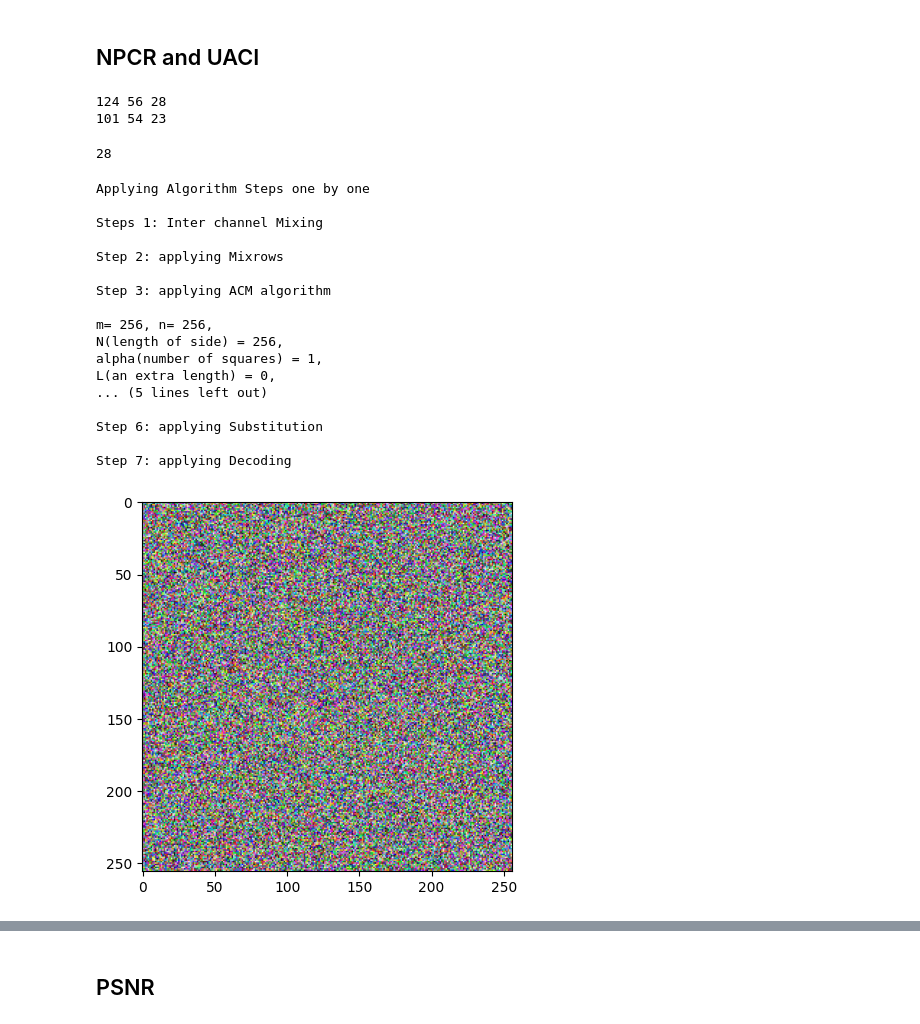
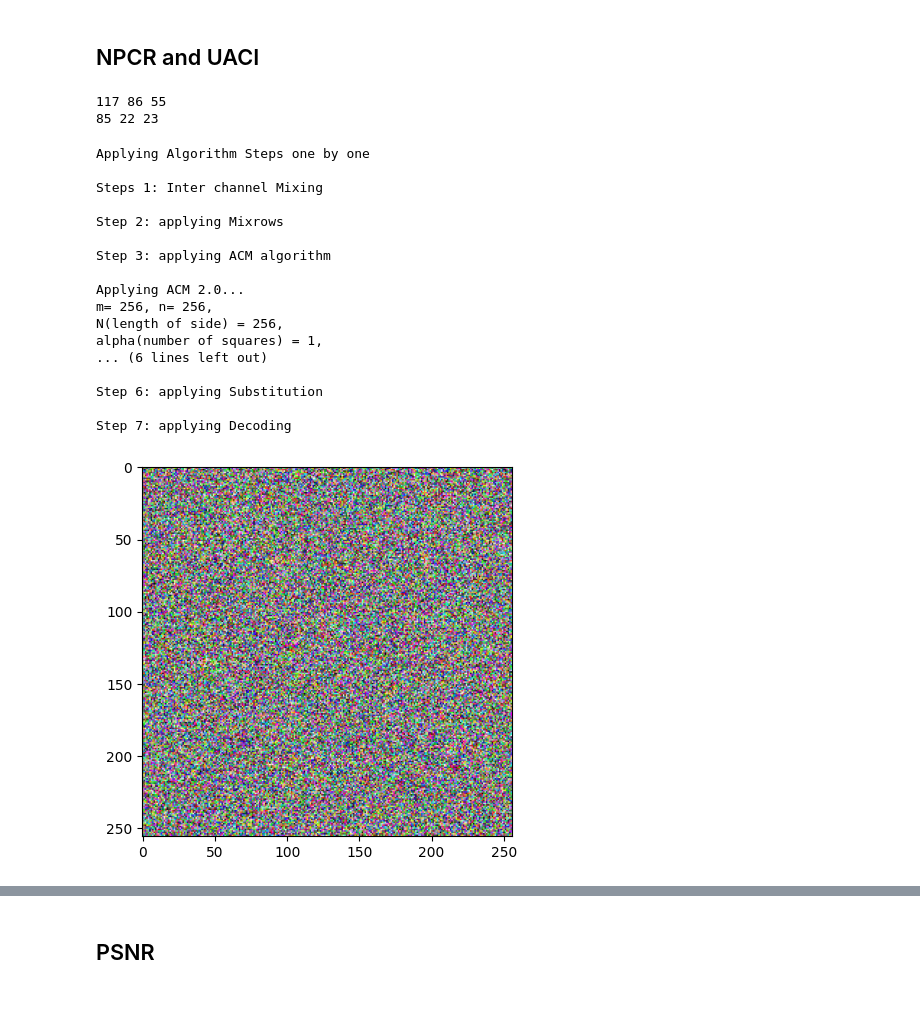
Before and after one commit to mohdzain98/dna-based-color-images-cryptosystem, a Jupyter notebook: cryptosystem.ipynb, the cells around one changed output, grey strips where cells are left out. Saved outputs shown, nothing was run; the diff lists cells and outputs as text; code cells hidden in the pictures.

```diff
--- a/cryptosystem.ipynb
+++ b/cryptosystem.ipynb
@@ -95,21 +130,30 @@ smb = e.SpiralMixing(acmB)
 # %% [markdown]
 ### 4. Encoding
 # %%
+start_time = time.time()
 ecdR = e.Encoding(smr,rm1)
 ecdG = e.Encoding(smg,rm1)
 ecdB = e.Encoding(smb,rm1)
+end_time = time.time()
+time_records.append(round(end_time - start_time, 2))
 # %% [markdown]
 ### 5. Substitution
 # %%
+start_time = time.time()
 subR = e.Substitution(ecdR,dsm,rm3)
 subG = e.Substitution(ecdG,dsm,rm3)
 subB = e.Substitution(ecdB,dsm,rm3)
+end_time = time.time()
+time_records.append(round(end_time - start_time, 2))
 # %% [markdown]
 ### 6. Decoding
 # %%
+start_time = time.time()
 decR = e.Decoding(subR,rm4)
 decG = e.Decoding(subG,rm4)
 decB = e.Decoding(subB,rm4)
+end_time = time.time()
+time_records.append(round(end_time - start_time, 2))
 # %%
 cr = e.toMatrix(decR)
 cg = e.toMatrix(decG)
@@ -375,36 +418,35 @@ bb=b.copy()
 print(br[128][128],bg[128][128],bb[128][128])
 
 
-br[128][128] = 117-16
-bg[128][128] = 86-32
+br[128][128] = 117-32
+bg[128][128] = 86-64
 bb[128][128] = 55-32
 print(br[128][128],bg[128][128],bb[128][128])
 # %% [output]
-124 56 28
-101 54 23
+117 86 55
+85 22 23
-# %%
-print(b[128][128])
-# %% [output]
-28
 # %%
 imaged = cv2.merge((bb,bg,br))
-cipherd = e.applyEncryption(imaged,IV,rm1,rm3,rm4,dsm)
+start_time = time.time()
+cipherd = e.applyEncryption(imaged, IVf, rm1, rm3, rm4, dsm)
+end_time = time.time()
+time_records.append(round(end_time - start_time, 2))
 # %% [output]
 Applying Algorithm Steps one by one
 
 Steps 1: Inter channel Mixing
 
 Step 2: applying Mixrows
 
 Step 3: applying ACM algorithm
 
+Applying ACM 2.0...
 m= 256, n= 256,
 N(length of side) = 256,
 alpha(number of squares) = 1,
-L(an extra length) = 0,
-... (5 lines left out)
+... (6 lines left out)
 
 Step 6: applying Substitution
 
 Step 7: applying Decoding
-[figure, old version]
+[figure, new version]
```
Also changed, not shown: parts of 36 cells of this notebook, 1 other file.
